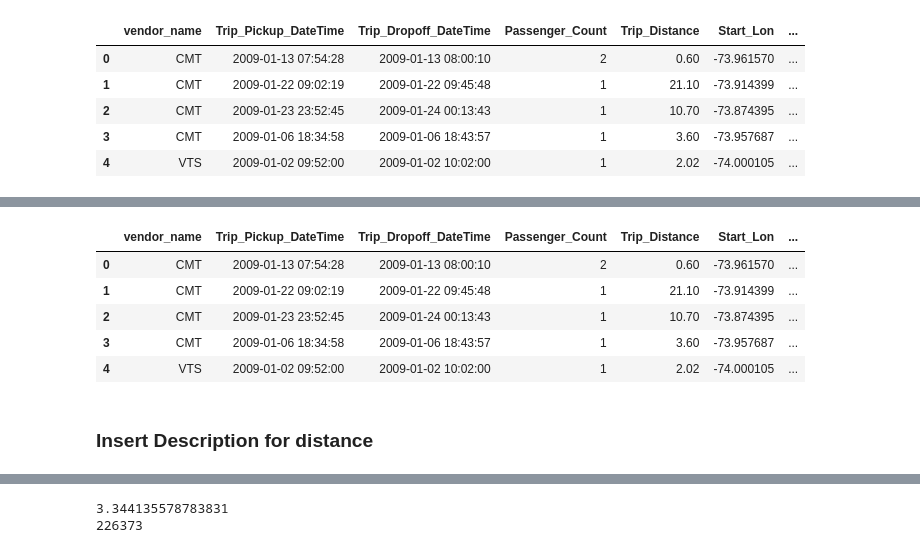
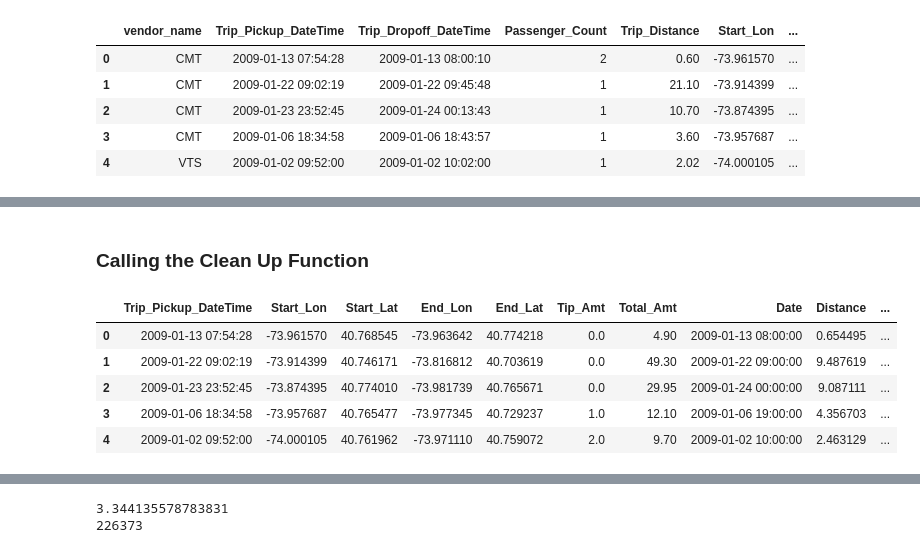
Before and after one commit to kunalsojatia/TFA_Taxi_Project, a Jupyter notebook: taxi.ipynb, the cells around one changed output, grey strips where cells are left out. Cells and saved outputs as stored; diff of their text form; code cells hidden in the pictures.

```diff
--- a/taxi.ipynb
+++ b/taxi.ipynb
@@ -160,5 +169,9 @@ Index(['name', 'vendor_name', 'Trip_Pickup_DateTime', 'Trip_Dropoff_DateTime',
 # %%
 def distance(series):
+
+    if series.isnull().all():
+        return False
+
     lat1, lon1 = float(series["Start_Lat"]),float(series["Start_Lon"])
     lat2, lon2 = float(series["End_Lat"]),float(series["End_Lon"])
     radius = 6371  # km
@@ -203,11 +231,39 @@ yellowdf["Date"] = yellowdf["Trip_Pickup_DateTime"].astype("datetime64")
+# %%
+def clean_yellow(yellowdf):
+
+    yellowdf["Date"] = yellowdf["Trip_Pickup_DateTime"].astype("datetime64")
+    yellowdf["Distance"]=yellowdf.apply(distance,axis=1)
+
+    yellowdf.drop(columns=["vendor_name","Passenger_Count","Rate_Code","store_and_forward","Payment_Type","Fare_Amt","surcharge","mta_tax","Tolls_Amt","Trip_Dropoff_DateTime","Trip_Distance"],errors="ignore",inplace=True)
+
+    yellowdf = yellowdf[yellowdf['Distance'] <= 50]
+    yellowdf = yellowdf[yellowdf['Distance'] != 0]
+
+    #removing trips with 0 longitude or 0 longitude
+
+    yellowdf = yellowdf[yellowdf['Start_Lon'] != 0]
+    yellowdf = yellowdf[yellowdf['Start_Lat'] != 0]
+    yellowdf = yellowdf[yellowdf['End_Lon'] != 0]
+    yellowdf = yellowdf[yellowdf['End_Lat'] != 0]
+
+    #removing trips with 0 total amount
+
+    yellowdf = yellowdf[yellowdf['Total_Amt'] != 0]
+
+    yellowdf=outside(yellowdf)
+
+    yellowdf=yellowdf.assign(Date=yellowdf.Date.dt.round('H'))
+
+    return yellowdf
+# %% [markdown]
+### Calling the Clean Up Function
 # %%
+yellowdf=clean_yellow(yellowdf)
 yellowdf.head()
 # %% [output]
-|  | vendor_name | Trip_Pickup_DateTime | Trip_Dropoff_DateTime | Passenger_Count | Trip_Distance | Start_Lon | ... |
-| 0 | CMT | 2009-01-13 07:54:28 | 2009-01-13 08:00:10 | 2 | 0.60 | -73.961570 | ... |
-| 1 | CMT | 2009-01-22 09:02:19 | 2009-01-22 09:45:48 | 1 | 21.10 | -73.914399 | ... |
-| 2 | CMT | 2009-01-23 23:52:45 | 2009-01-24 00:13:43 | 1 | 10.70 | -73.874395 | ... |
-| 3 | CMT | 2009-01-06 18:34:58 | 2009-01-06 18:43:57 | 1 | 3.60 | -73.957687 | ... |
-| 4 | VTS | 2009-01-02 09:52:00 | 2009-01-02 10:02:00 | 1 | 2.02 | -74.000105 | ... |
+|  | Trip_Pickup_DateTime | Start_Lon | Start_Lat | End_Lon | End_Lat | Tip_Amt | Total_Amt | Date | Distance | ... |
+| 0 | 2009-01-13 07:54:28 | -73.961570 | 40.768545 | -73.963642 | 40.774218 | 0.0 | 4.90 | 2009-01-13 08:00:00 | 0.654495 | ... |
+| 1 | 2009-01-22 09:02:19 | -73.914399 | 40.746171 | -73.816812 | 40.703619 | 0.0 | 49.30 | 2009-01-22 09:00:00 | 9.487619 | ... |
+| 2 | 2009-01-23 23:52:45 | -73.874395 | 40.774010 | -73.981739 | 40.765671 | 0.0 | 29.95 | 2009-01-24 00:00:00 | 9.087111 | ... |
+| 3 | 2009-01-06 18:34:58 | -73.957687 | 40.765477 | -73.977345 | 40.729237 | 1.0 | 12.10 | 2009-01-06 19:00:00 | 4.356703 | ... |
+| 4 | 2009-01-02 09:52:00 | -74.000105 | 40.761962 | -73.971110 | 40.759072 | 2.0 | 9.70 | 2009-01-02 10:00:00 | 2.463129 | ... |
-# %% [markdown]
-### Insert Description for distance
```
Also changed, not shown: parts of 152 cells of this notebook, 14 other files.
